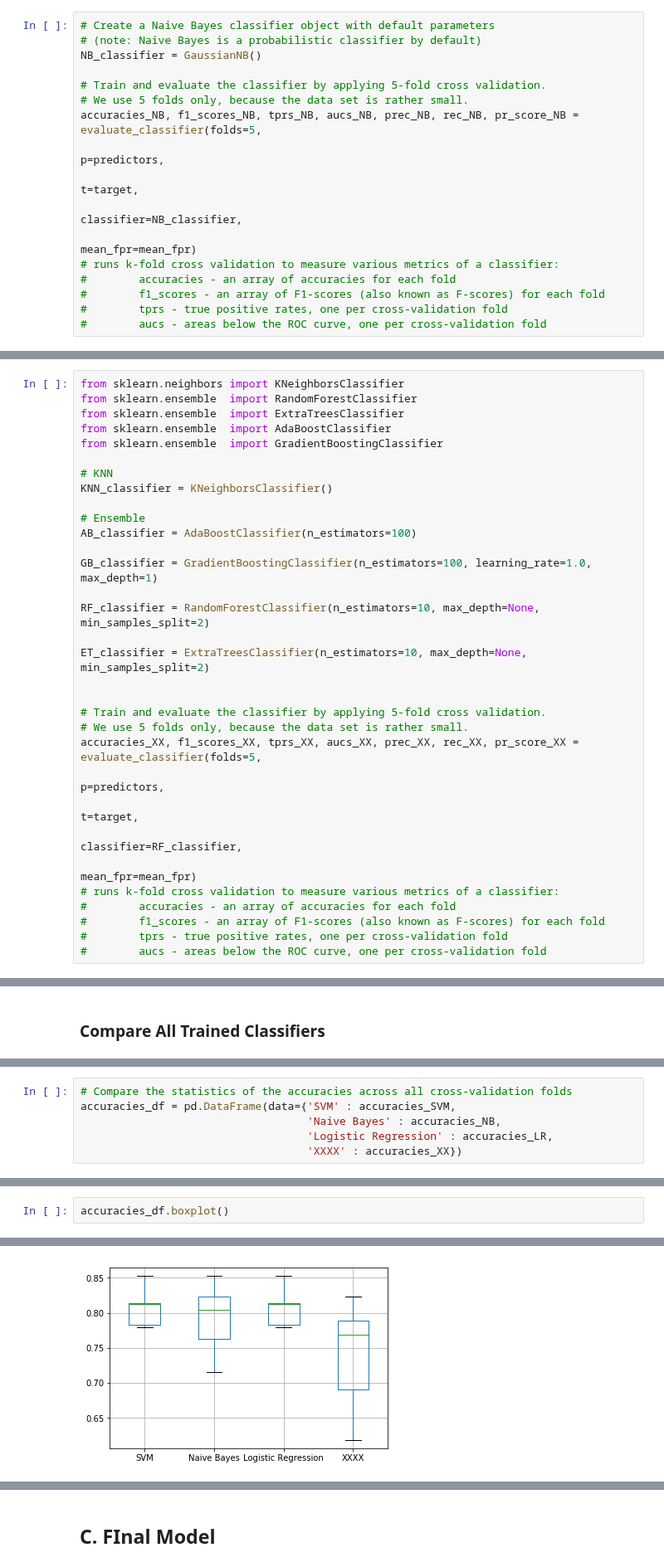
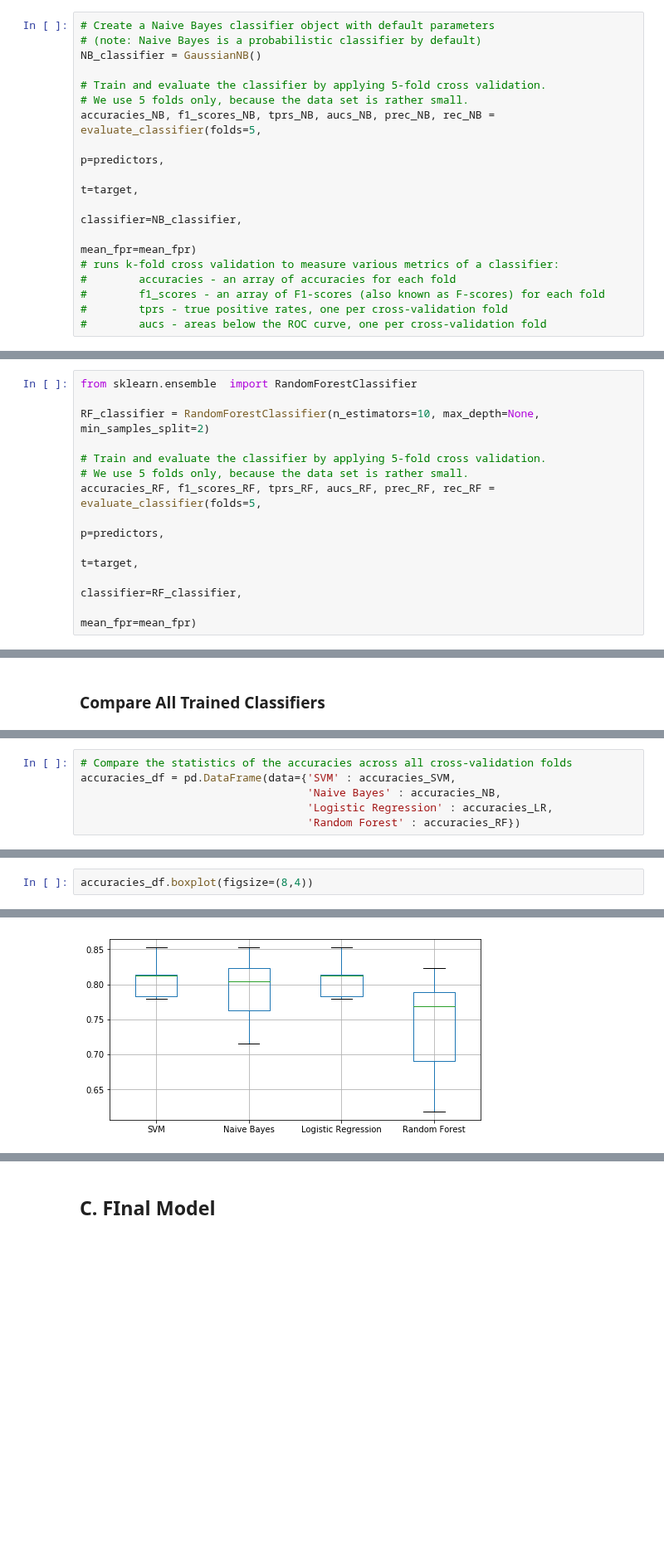
Before and after one commit to vipulpopat/MSCAI_Sem1_Etivity4, a Jupyter notebook: Etivity4_18195067_Comparison of Classifiers.ipynb, the cells around one changed output, grey strips where cells are left out. Shown at 83% size. Saved outputs shown, nothing was run; the diff lists cells and outputs as text; blank space fills up the shorter version.

```diff
--- a/Etivity4_18195067_Comparison of Classifiers.ipynb
+++ b/Etivity4_18195067_Comparison of Classifiers.ipynb
@@ -120,11 +121,11 @@ NB_classifier = GaussianNB()
 
 # Train and evaluate the classifier by applying 5-fold cross validation.
 # We use 5 folds only, because the data set is rather small.
-accuracies_NB, f1_scores_NB, tprs_NB, aucs_NB, prec_NB, rec_NB, pr_score_NB = evaluate_classifier(folds=5,
-                                                                                                  p=predictors,
-                                                                                                  t=target,
-                                                                                                  classifier=NB_classifier,
-                                                                                                  mean_fpr=mean_fpr)
+accuracies_NB, f1_scores_NB, tprs_NB, aucs_NB, prec_NB, rec_NB = evaluate_classifier(folds=5,
+                                                                                     p=predictors,
+                                                                                     t=target,
+                                                                                     classifier=NB_classifier,
+                                                                                     mean_fpr=mean_fpr)
 # runs k-fold cross validation to measure various metrics of a classifier:
 #        accuracies - an array of accuracies for each fold
 #        f1_scores - an array of F1-scores (also known as F-scores) for each fold
@@ -188,34 +186,14 @@ plot_pr_cv_mean(prec_LR, rec_LR, pr_score_LR, 'Logistic Regression')
 # %%
-from sklearn.neighbors import KNeighborsClassifier
 from sklearn.ensemble  import RandomForestClassifier
-from sklearn.ensemble  import ExtraTreesClassifier
-from sklearn.ensemble  import AdaBoostClassifier
-from sklearn.ensemble  import GradientBoostingClassifier
-
-# KNN
-KNN_classifier = KNeighborsClassifier()
-
-# Ensemble
-AB_classifier = AdaBoostClassifier(n_estimators=100)
-
-GB_classifier = GradientBoostingClassifier(n_estimators=100, learning_rate=1.0, max_depth=1)
 
 RF_classifier = RandomForestClassifier(n_estimators=10, max_depth=None, min_samples_split=2)
 
-ET_classifier = ExtraTreesClassifier(n_estimators=10, max_depth=None, min_samples_split=2)
-
-
 # Train and evaluate the classifier by applying 5-fold cross validation.
 # We use 5 folds only, because the data set is rather small.
-accuracies_XX, f1_scores_XX, tprs_XX, aucs_XX, prec_XX, rec_XX, pr_score_XX = evaluate_classifier(folds=5,
-                                                                                                  p=predictors,
-                                                                                                  t=target,
-                                                                                                  classifier=RF_classifier,
-                                                                                                  mean_fpr=mean_fpr)
-# runs k-fold cross validation to measure various metrics of a classifier:
-#        accuracies - an array of accuracies for each fold
-#        f1_scores - an array of F1-scores (also known as F-scores) for each fold
-#        tprs - true positive rates, one per cross-validation fold
-#        aucs - areas below the ROC curve, one per cross-validation fold
+accuracies_RF, f1_scores_RF, tprs_RF, aucs_RF, prec_RF, rec_RF = evaluate_classifier(folds=5,
+                                                                                     p=predictors,
+                                                                                     t=target,
+                                                                                     classifier=RF_classifier,
+                                                                                     mean_fpr=mean_fpr)
 # %%
 # Plot a ROC curve for each cross-validation fold
@@ -248,7 +227,7 @@ plot_roc_multiple_classifiers(mean_fpr,
 accuracies_df = pd.DataFrame(data={'SVM' : accuracies_SVM,
                                    'Naive Bayes' : accuracies_NB,
                                    'Logistic Regression' : accuracies_LR,
-                                   'XXXX' : accuracies_XX})
+                                   'Random Forest' : accuracies_RF})
 # %%
 accuracies_df.describe()
 # %% [output]
@@ -262,10 +241,10 @@ accuracies_df.describe()
 | 75% | 0.814433 | 0.822917 | 0.814433 | 0.789474 |
 | max | 0.852632 | 0.852632 | 0.852632 | 0.822917 |
 # %%
-accuracies_df.boxplot()
+accuracies_df.boxplot(figsize=(8,4))
 # %% [output]
 <matplotlib.axes._subplots.AxesSubplot at 0x...>
-[figure, old version]
+[figure, new version]
 # %%
 # Compare the statistics of the F1-scores across all cross-validation folds
 f1_scores_df = pd.DataFrame(data={'SVM' : f1_scores_SVM,
```
Also changed, not shown: parts of 17 cells of this notebook, 1 other file.
